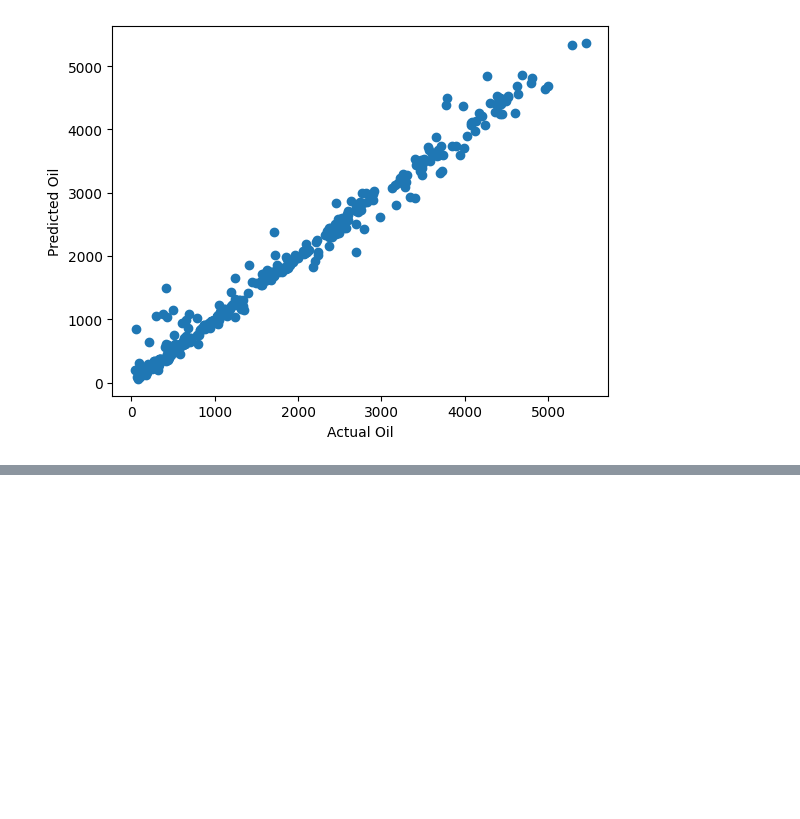
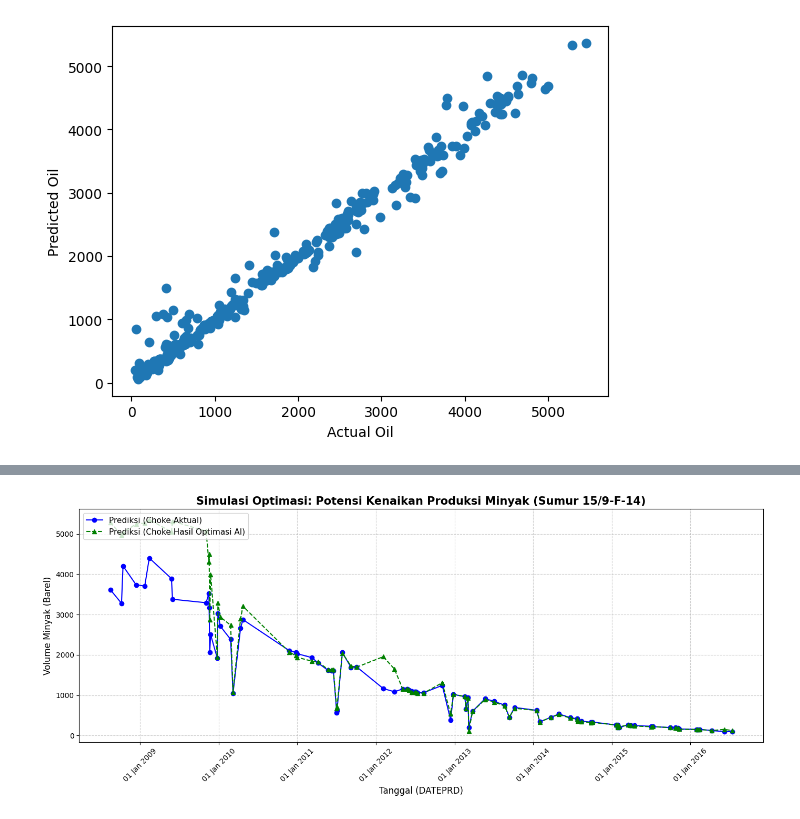
Before and after one commit to alghifrz/choke_optimization, a Jupyter notebook: code_LightGBM.ipynb, the cells around one changed output, grey strips where cells are left out. Cells and saved outputs as stored; diff of their text form; code cells hidden in the pictures; blank space fills up the shorter version.

Commit message:
optimization using Powell method

```diff
--- a/code_LightGBM.ipynb
+++ b/code_LightGBM.ipynb
@@ -723,3 +726,85 @@ plt.ylabel("Predicted Oil")
 plt.show()
 # %% [output]
 [figure]
+# %%
+# 1. PILIH JUMLAH DATA (Misal kita ambil 30 hari pertama dari data testing)
+jumlah_hari = 90
+subset_X = X_test_14.head(jumlah_hari)
+
+# Siapkan list kosong untuk menampung hasil loop
+hasil_optimasi_list = []
+
+# 2. LOOPING OPTIMASI BARIS PER BARIS
+for idx, row in subset_X.iterrows():
+
+    # Ambil tanggal dari dataframe asli 'df' berdasarkan index baris saat ini
+    # (Karena biasanya di X_test tidak ada kolom tanggal)
+    tanggal = df.loc[idx, 'DATEPRD']
+
+    choke_aktual = row['AVG Choke size']
+    x0 = [choke_aktual]
+
+    # Fungsi tujuan khusus untuk baris ini
+    def objective_function(choke_tebakan):
+        kondisi_simulasi = row.copy()
+        kondisi_simulasi['AVG Choke size'] = choke_tebakan[0]
+        input_array = kondisi_simulasi.values.reshape(1, -1)
+        prediksi = model_oil_lgb_14.predict(input_array)[0]
+        return -prediksi
+
+    # Jalankan algoritma optimasi SciPy
+    batasan_choke = [(0.1, 1.0)]
+    # hasil = minimize(fun=objective_function, x0=x0, method='SLSQP', bounds=batasan_choke)
+    hasil = minimize(fun=objective_function, x0=x0, method='Powell', bounds=batasan_choke)
+
+    # Kalkulasi produksi awal (pakai choke aktual)
+    produksi_sebelum = model_oil_lgb_14.predict(row.values.reshape(1, -1))[0]
+
+    # Ambil hasil optimasinya
+    produksi_maksimal = -hasil.fun
+    choke_rekom = hasil.x[0]
+
+    # 3. SIMPAN HASILNYA
+    hasil_optimasi_list.append({
+        'DATEPRD': tanggal,
+        'Choke_Aktual': choke_aktual,
+        'Choke_Rekomendasi': choke_rekom,
+        'Produksi_Awal': produksi_sebelum,
+        'Produksi_Maksimal': produksi_maksimal
+    })
+
+# 4. UBAH MENJADI DATAFRAME BARU
+df_opt = pd.DataFrame(hasil_optimasi_list)
+
+# Pastikan format tanggal benar dan diurutkan agar garisnya tidak zig-zag berantakan
+df_opt['DATEPRD'] = pd.to_datetime(df_opt['DATEPRD'])
+df_opt = df_opt.sort_values('DATEPRD')
+
+# =========================================================
+# 5. VISUALISASI TIME SERIES (LINE CHART)
+# =========================================================
+plt.figure(figsize=(14, 6))
+
+# Garis 1: Produksi menggunakan Choke Aktual (Warna Biru)
+plt.plot(df_opt['DATEPRD'], df_opt['Produksi_Awal'],
+         marker='o', linestyle='-', color='blue', label='Prediksi (Choke Aktual)')
+
+# Garis 2: Produksi menggunakan Choke Optimal AI (Warna Hijau putus-putus)
+plt.plot(df_opt['DATEPRD'], df_opt['Produksi_Maksimal'],
+         marker='^', linestyle='--', color='green', label='Prediksi (Choke Hasil Optimasi AI)')
+
+# Mempercantik Tampilan Grafik
+plt.title('Simulasi Optimasi: Potensi Kenaikan Produksi Minyak (Sumur 15/9-F-14)', fontsize=15, fontweight='bold')
+plt.xlabel('Tanggal (DATEPRD)', fontsize=12)
+plt.ylabel('Volume Minyak (Barel)', fontsize=12)
+
+# Mengatur format teks tanggal agar rapi
+plt.gca().xaxis.set_major_formatter(mdates.DateFormatter('%d %b %Y'))
+plt.xticks(rotation=45)
+
+plt.grid(True, linestyle='--', alpha=0.6)
+plt.legend(fontsize=11, loc='upper left')
+
+plt.tight_layout()
+plt.show()
+# %% [output]
@@ -725,0 +812 @@ plt.show()
+[figure, added]
```
Also changed, not shown: parts of 8 cells of this notebook, 1 other file.
